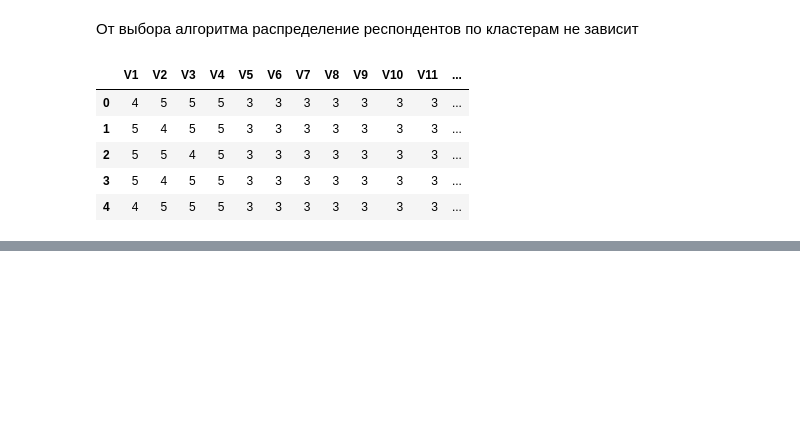
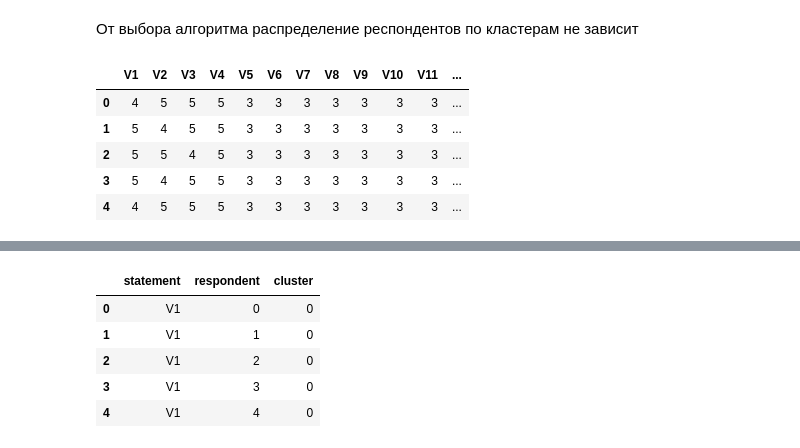
Before and after one commit to RuslanLat/pet_project, a Jupyter notebook: homework/ sweetmeats.ipynb, the cells around one changed output, grey strips where cells are left out. Cells and saved outputs as stored; diff of their text form; code cells hidden in the pictures; blank space fills up the shorter version.

```diff
--- a/homework/ sweetmeats.ipynb
+++ b/homework/ sweetmeats.ipynb
@@ -424,0 +438,13 @@ df.head()
+# %%
+# перегруппировка данных, получение пары значения высказвание-респондент/кластер
+df_cluster = df[df.columns[:-3]].apply(lambda x: x // x).apply(lambda x: x * df['cluster_kmeans']) \
+                              .unstack().reset_index() \
+                              .rename(columns={'level_0':'statement', 'level_1':'respondent', 0: 'cluster'})
+df_cluster.head()
+# %% [output]
+|  | statement | respondent | cluster |
+| 0 | V1 | 0 | 0 |
+| 1 | V1 | 1 | 0 |
+| 2 | V1 | 2 | 0 |
+| 3 | V1 | 3 | 0 |
+| 4 | V1 | 4 | 0 |
```
Also changed, not shown: parts of 8 cells of this notebook, 1 other file.
